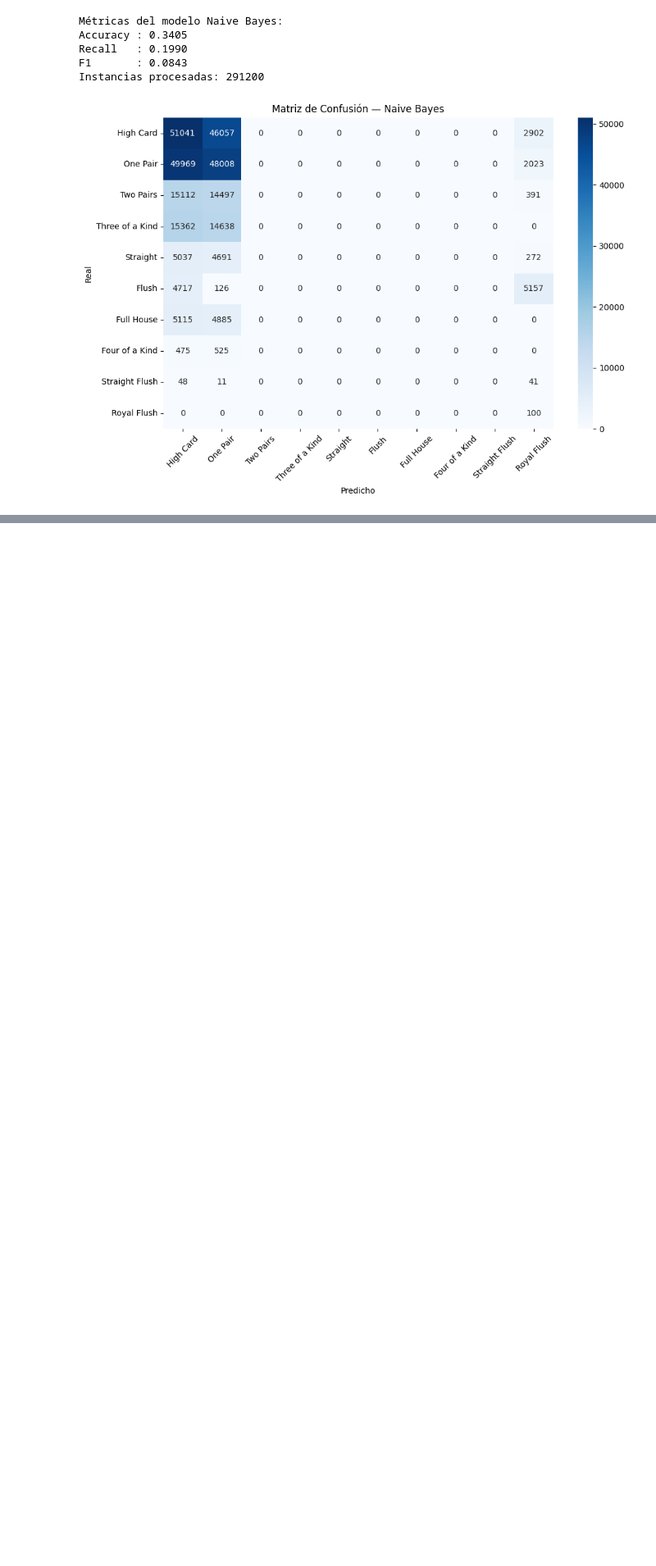
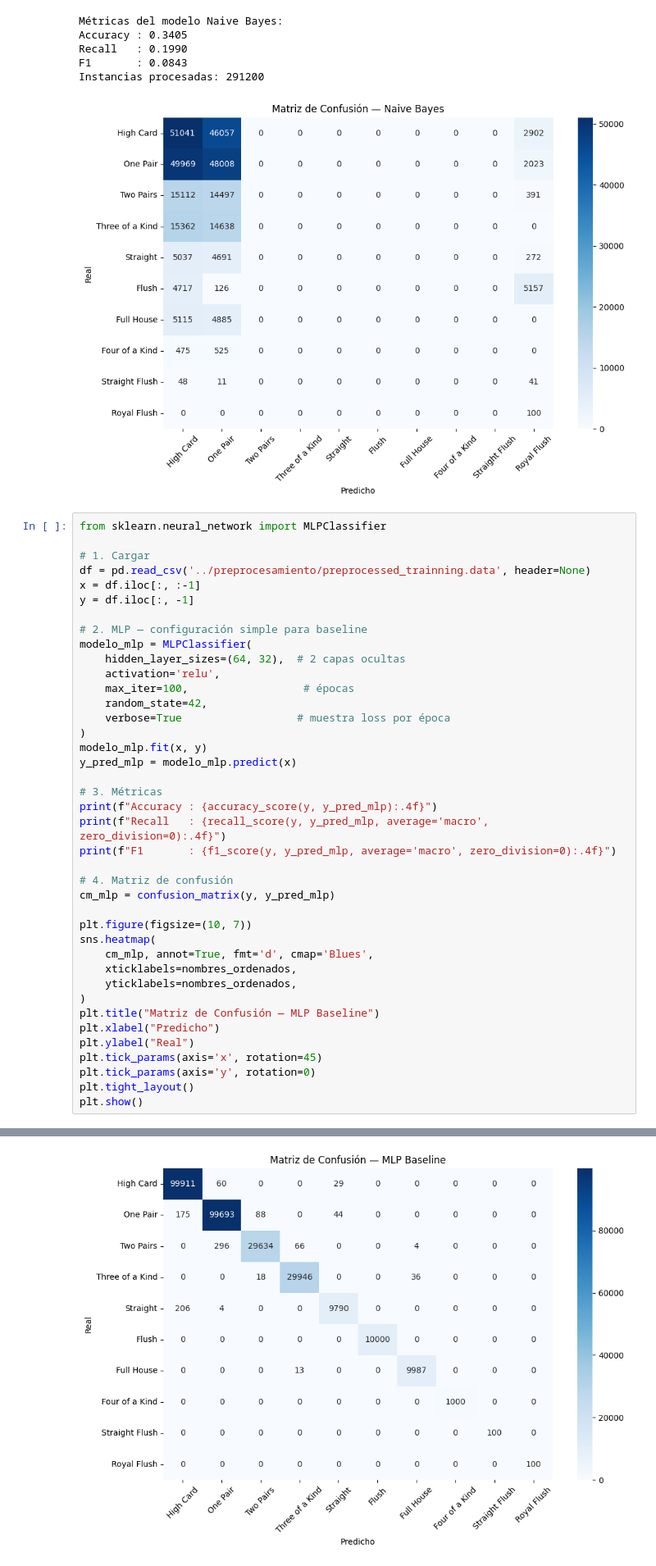
Before and after one commit to elunacado/AI_project, a Jupyter notebook: modelo/modelo.ipynb, the cells around one changed output, grey strips where cells are left out. Shown at 82% size. Drawn from its saved outputs; the diff is of its cells as text; blank space fills up the shorter version.

Commit message:
created a neuronal network

```diff
--- a/modelo/modelo.ipynb
+++ b/modelo/modelo.ipynb
@@ -55,3 +55,44 @@ Recall   : 0.1990
 F1       : 0.0843
 Instancias procesadas: 291200
 [figure]
+# %%
+from sklearn.neural_network import MLPClassifier
+
+# 1. Cargar
+df = pd.read_csv('../preprocesamiento/preprocessed_trainning.data', header=None)
+x = df.iloc[:, :-1]
+y = df.iloc[:, -1]
+
+# 2. MLP — configuración simple para baseline
+modelo_mlp = MLPClassifier(
+    hidden_layer_sizes=(64, 32),  # 2 capas ocultas
+    activation='relu',
+    max_iter=100,                  # épocas
+    random_state=42,
+    verbose=True                  # muestra loss por época
+)
+modelo_mlp.fit(x, y)
+y_pred_mlp = modelo_mlp.predict(x)
+
+# 3. Métricas
+print(f"Accuracy : {accuracy_score(y, y_pred_mlp):.4f}")
+print(f"Recall   : {recall_score(y, y_pred_mlp, average='macro', zero_division=0):.4f}")
+print(f"F1       : {f1_score(y, y_pred_mlp, average='macro', zero_division=0):.4f}")
+
+# 4. Matriz de confusión
+cm_mlp = confusion_matrix(y, y_pred_mlp)
+
+plt.figure(figsize=(10, 7))
+sns.heatmap(
+    cm_mlp, annot=True, fmt='d', cmap='Blues',
+    xticklabels=nombres_ordenados,
+    yticklabels=nombres_ordenados,
+)
+plt.title("Matriz de Confusión — MLP Baseline")
+plt.xlabel("Predicho")
+plt.ylabel("Real")
+plt.tick_params(axis='x', rotation=45)
+plt.tick_params(axis='y', rotation=0)
+plt.tight_layout()
+plt.show()
+# %% [output]
@@ -57,0 +119 @@ Instancias procesadas: 291200
+[figure, added]
```
Also changed, not shown: parts of 1 cell of this notebook.
